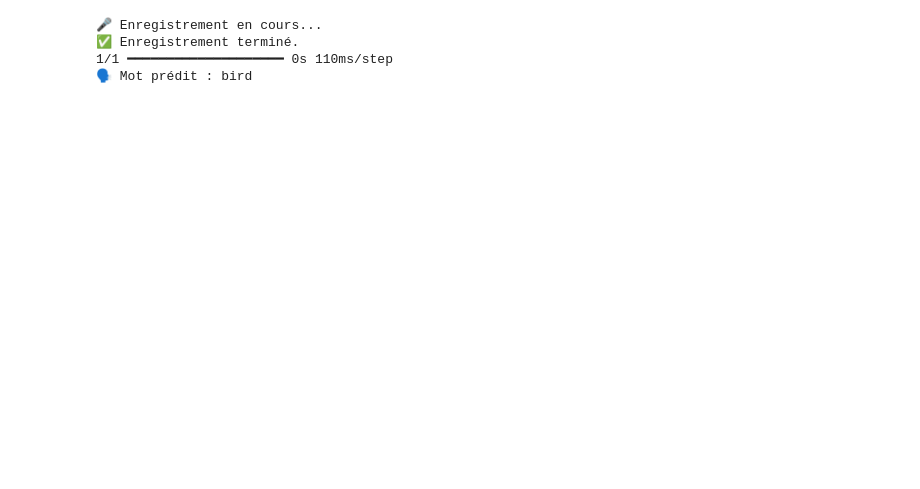
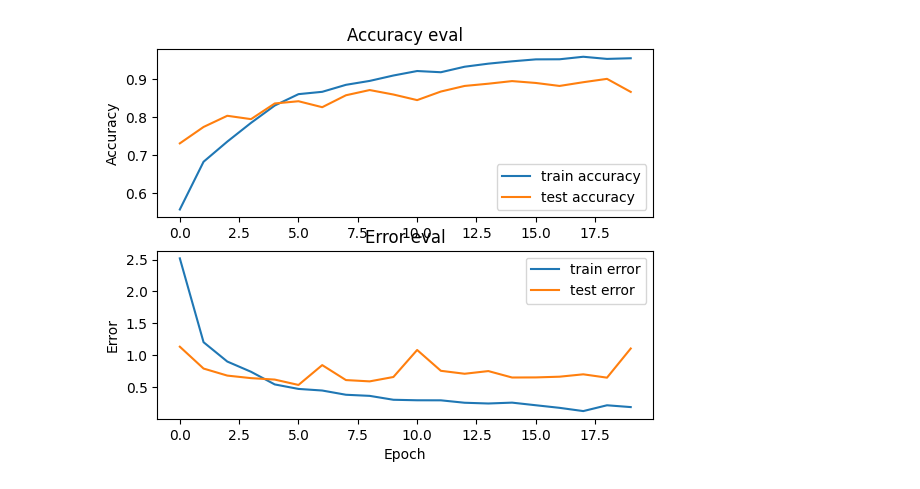
Before and after one commit to moghit-eou/Speech_recognition_Project, a Jupyter notebook: chimowat.ipynb, the cells around one changed output. Saved outputs shown, nothing was run; the diff lists cells and outputs as text; code cells hidden in the pictures; blank space fills up the shorter version.

Commit message:
best model so far

```diff
--- a/chimowat.ipynb
+++ b/chimowat.ipynb
@@ -143,0 +147,16 @@ Test accuracy: 90.69%
+# %%
+#optimiser = keras.optimizers.Adam(learning_rate=0.0001)
+model.compile(optimizer='adam', loss='sparse_categorical_crossentropy', metrics=['accuracy'])
+
+# Affichage du résumé
+model.summary()
+
+# Entraînement du modèle
+history = model.fit(X_train, y_train, epochs=20, batch_size=100, validation_data=(X_test, y_test))
+
+# Évaluation du modèle
+test_loss, test_acc = model.evaluate(X_test, y_test)
+print(f"Test accuracy: {test_acc * 100:.2f}%")
+
+# Sauvegarde du modèle
+model.save(r"model_2.keras")
@@ -144,27 +200,51 @@ Test accuracy: 90.69%
+# %%
+import matplotlib.pyplot as plt
+def plot_history(history):
+
+    fig, axs = plt.subplots(2)
+
+    # create accuracy sublpot
+    axs[0].plot(history.history["accuracy"], label="train accuracy")
+    axs[0].plot(history.history["val_accuracy"], label="test accuracy")
+    axs[0].set_ylabel("Accuracy")
+    axs[0].legend(loc="lower right")
+    axs[0].set_title("Accuracy eval")
+
+    # create error sublpot
+    axs[1].plot(history.history["loss"], label="train error")
+    axs[1].plot(history.history["val_loss"], label="test error")
+    axs[1].set_ylabel("Error")
+    axs[1].set_xlabel("Epoch")
+    axs[1].legend(loc="upper right")
+    axs[1].set_title("Error eval")
+
+    plt.show()
+
+plot_history(history)
+# %% [output]
+[figure, added]
 # %%
 import sounddevice as sd
 import numpy as np
 import librosa
 import tensorflow as tf
 import os
+import scipy.io.wavfile as wav
 
 # Paramètres
-duration = 2  # Durée de l'enregistrement (en secondes)
-sr = 22050  # Taux d'échantillonnage
-n_fft = 2048
-hop_length = 512
-fixed_length = 10000  # Taille des vecteurs 1D
+duration = 1  # Durée de l'enregistrement (en secondes)
 
 # Charger le modèle entraîné (modifié pour utiliser le format .keras)
-model = tf.keras.models.load_model(r"C:\Users\pc\Desktop\models\modele_reconnaissance_vocale.keras")
+model = tf.keras.models.load_model(r"model_2.keras")
 
 # Liste des mots utilisés dans l'entraînement (à adapter selon ton dataset)
-words = os.listdir(r"C:\Users\pc\Desktop\lst sdid\S6\machine learning\projet de la reconnaissance vocale\data\archive")
+words = os.listdir(r"C:\Users\lenovo\Desktop\animals_sound")
 
 def record_audio(duration, sr):
     print("🎤 Enregistrement en cours...")
     audio = sd.rec(int(duration * sr), samplerate=sr, channels=1, dtype=np.float32)
     sd.wait()
+    wav.write("ouput.wav" , sr , audio)
     print("✅ Enregistrement terminé.")
     return audio.flatten()
 
@@ -182,18 +262,3 @@ def extract_features(signal, sr):
     return np.array([spectrogram_flat])  # Ajouter une dimension pour le modèle
 
 # 🎤 Enregistrer la voix
-audio_signal = record_audio(duration, sr)
-
-# 🔍 Extraire les caractéristiques
-X_test = extract_features(audio_signal, sr)
-
-# 🤖 Faire la prédiction
-prediction = model.predict(X_test)
-predicted_word = words[np.argmax(prediction)]  # Trouver le mot le plus probable
-
-print(f"🗣️ Mot prédit : {predicted_word}")
-# %% [output]
-🎤 Enregistrement en cours...
-✅ Enregistrement terminé.
-1/1 ━━━━━━━━━━━━━━━━━━━━ 0s 110ms/step
-🗣️ Mot prédit : bird
```
Also changed, not shown: parts of 7 cells of this notebook.
